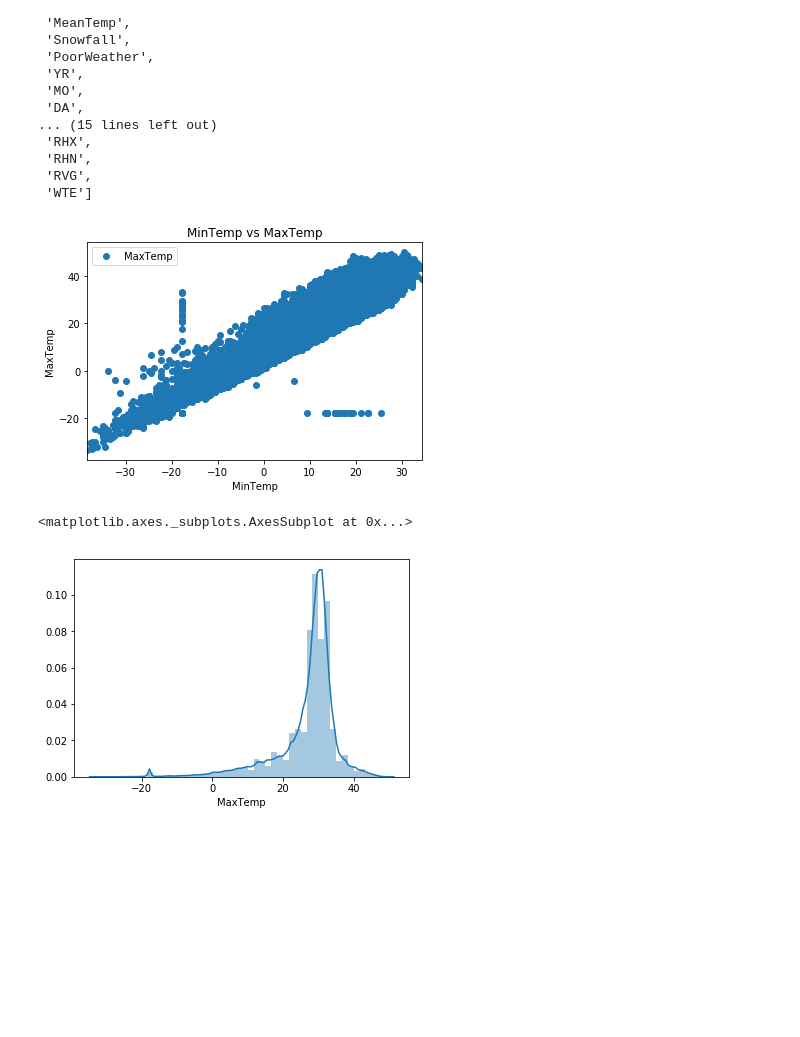
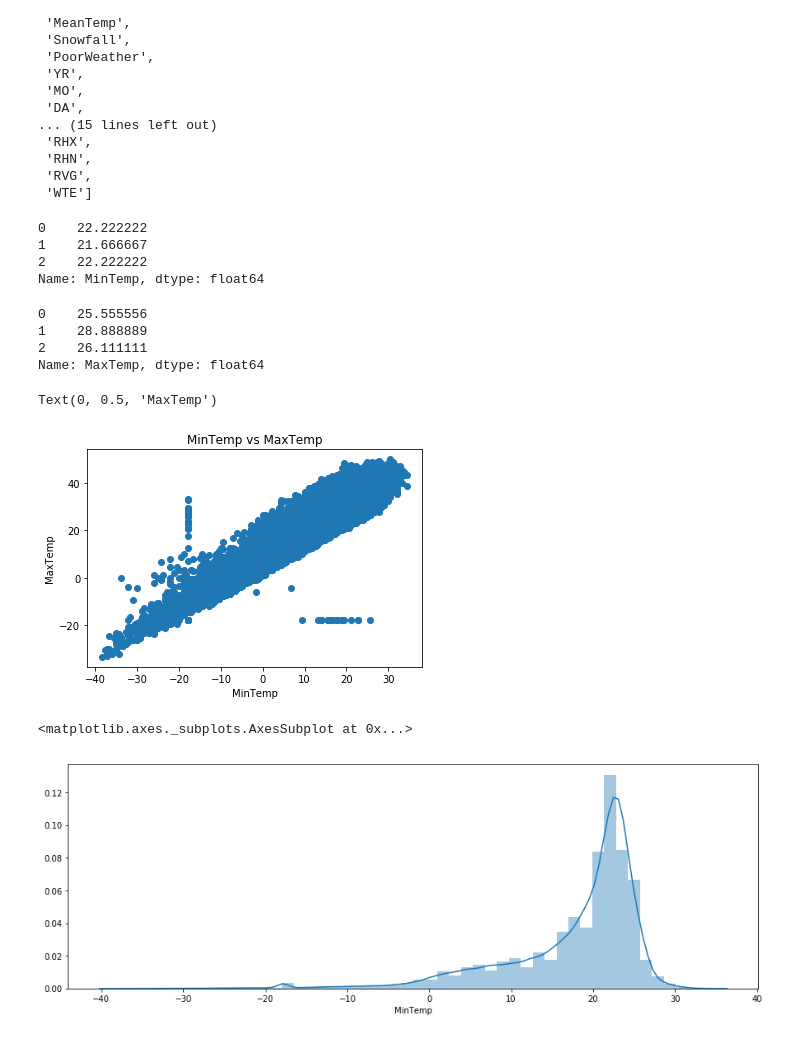
Before and after one commit to avikravi/pythonProblems, a Jupyter notebook: 0_Notes/Machine Learning - Weather Data.ipynb, the cells around one changed output. Saved outputs shown, nothing was run; the diff lists cells and outputs as text; code cells hidden in the pictures; blank space fills up the shorter version.

```diff
--- a/0_Notes/Machine Learning - Weather Data.ipynb
+++ b/0_Notes/Machine Learning - Weather Data.ipynb
@@ -35,16 +35,32 @@ list(df)
  'RHN',
  'RVG',
  'WTE']
+# %%
+df['MinTemp'].head(3)
+# %% [output]
+0    22.222222
+1    21.666667
+2    22.222222
+Name: MinTemp, dtype: float64
+# %%
+df['MaxTemp'].head(3)
+# %% [output]
+0    25.555556
+1    28.888889
+2    26.111111
+Name: MaxTemp, dtype: float64
 # %%
-df.plot('MinTemp','MaxTemp', style='o')
+plt.scatter(df['MinTemp'], df['MaxTemp'])
 plt.title('MinTemp vs MaxTemp')
 plt.xlabel('MinTemp')
 plt.ylabel('MaxTemp')
-plt.show()
 # %% [output]
+Text(0, 0.5, 'MaxTemp')
-[figure, old version]
+[figure, new version]
-# %%
-seabornInstance.distplot(df['MaxTemp'])
-# %% [output]
-<matplotlib.axes._subplots.AxesSubplot at 0x...>
-[figure, removed]
+# %%
+plt.figure(figsize=(15,5))
+plt.tight_layout()
+seabornInstance.distplot(df['MinTemp'])
+# %% [output]
+<matplotlib.axes._subplots.AxesSubplot at 0x...>
+[figure, added]
```
Also changed, not shown: parts of 6 cells of this notebook.
